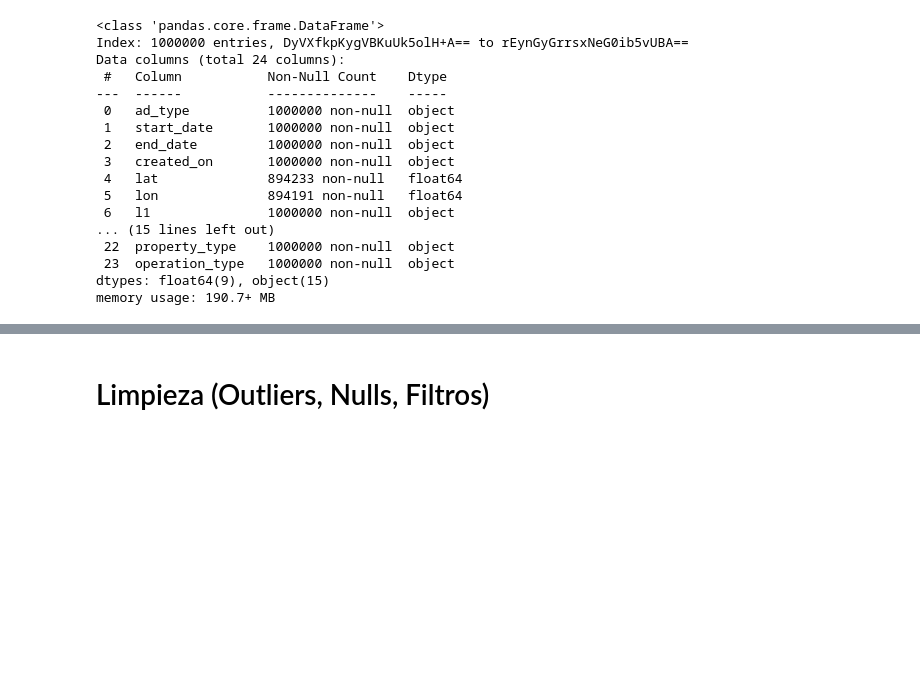
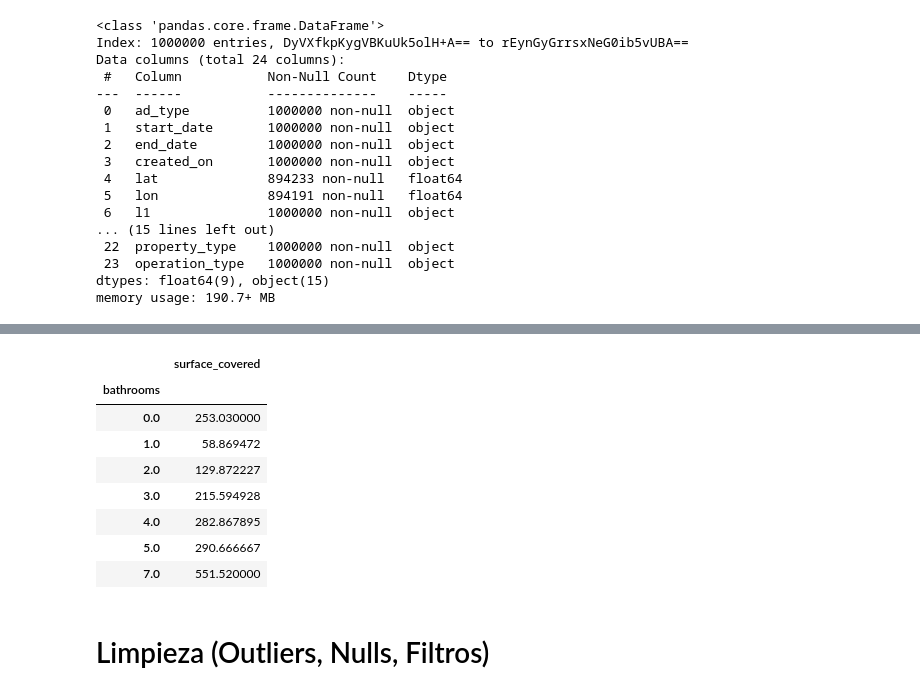
Before and after one commit to NNunezManzano/Predicci-n-precio-de-propiedades, a Jupyter notebook: notebook/BARRIOS.ipynb, the cells around one changed output, grey strips where cells are left out. Saved outputs shown, nothing was run; the diff lists cells and outputs as text; code cells hidden in the pictures; blank space fills up the shorter version.

Commit message:
v18_rfc_solucion
Limpie los datos a predecir

```diff
--- a/notebook/BARRIOS.ipynb
+++ b/notebook/BARRIOS.ipynb
@@ -26,8 +26,8 @@ pd.options.display.max_colwidth = -1
 # %% [markdown]
 # Lectura de datos
 # %%
-#df_properties = pd.read_csv('../ar_properties.csv', index_col="id")
-#df_apred = pd.read_csv('../a_predecir.csv', index_col="id")
+df_properties = pd.read_csv('../ar_properties.csv', index_col="id")
+df_apred = pd.read_csv('../a_predecir.csv', index_col="id")
 # %%
 df = df_properties.copy()
 df_pred = df_apred.copy()
@@ -84,0 +108,16 @@ memory usage: 190.7+ MB
+# %%
+df_pred.loc[df_apred.rooms.isna(),"rooms"] = df_pred.loc[df_apred.rooms.isna(),"bedrooms"]
+# %%
+df_pred.loc[1042,"rooms"] = 1
+# %%
+df_pred[["bathrooms","surface_covered"]].groupby("bathrooms").mean()
+# %% [output]
+|  | surface_covered |
+| bathrooms |  |
+| 0.0 | 253.030000 |
+| 1.0 | 58.869472 |
+| 2.0 | 129.872227 |
+| 3.0 | 215.594928 |
+| 4.0 | 282.867895 |
+| 5.0 | 290.666667 |
+| 7.0 | 551.520000 |
```
Also changed, not shown: parts of 19 cells of this notebook.
